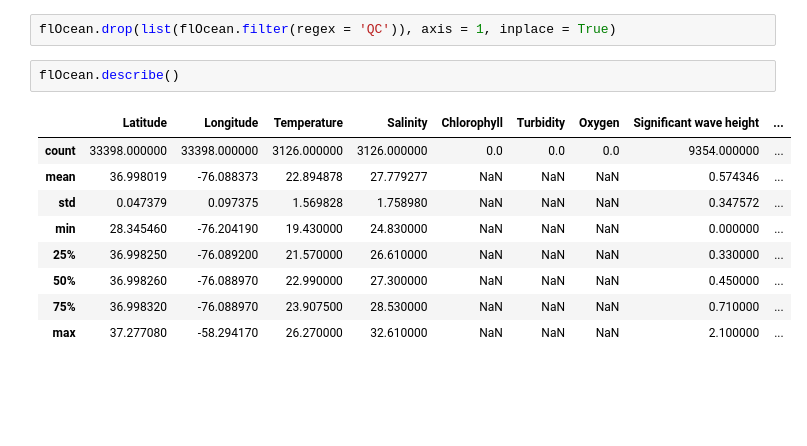
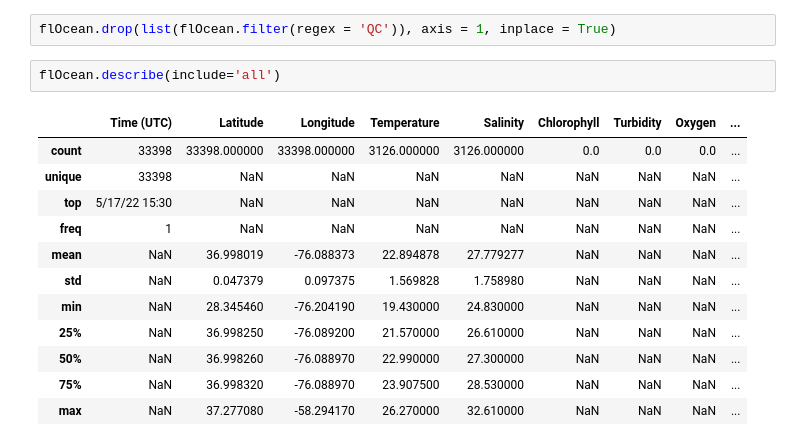
Before and after one commit to tacotuesday/reading_list, a Jupyter notebook: data_playground/buoybay/first_landing.ipynb, the cells around one changed output. Saved outputs shown, nothing was run; the diff lists cells and outputs as text; blank space fills up the shorter version.

Commit message:
Looked at the First Landing ocean dataset.

```diff
--- a/data_playground/buoybay/first_landing.ipynb
+++ b/data_playground/buoybay/first_landing.ipynb
@@ -21,14 +22,17 @@ flOcean.head()
 # %%
 flOcean.drop(list(flOcean.filter(regex = 'QC')), axis = 1, inplace = True)
 # %%
-flOcean.describe()
+flOcean.describe(include='all')
 # %% [output]
-|  | Latitude | Longitude | Temperature | Salinity | Chlorophyll | Turbidity | Oxygen | Significant wave height | ... |
-| count | 33398.000000 | 33398.000000 | 3126.000000 | 3126.000000 | 0.0 | 0.0 | 0.0 | 9354.000000 | ... |
-| mean | 36.998019 | -76.088373 | 22.894878 | 27.779277 | NaN | NaN | NaN | 0.574346 | ... |
-| std | 0.047379 | 0.097375 | 1.569828 | 1.758980 | NaN | NaN | NaN | 0.347572 | ... |
-| min | 28.345460 | -76.204190 | 19.430000 | 24.830000 | NaN | NaN | NaN | 0.000000 | ... |
-| 25% | 36.998250 | -76.089200 | 21.570000 | 26.610000 | NaN | NaN | NaN | 0.330000 | ... |
-| 50% | 36.998260 | -76.088970 | 22.990000 | 27.300000 | NaN | NaN | NaN | 0.450000 | ... |
-| 75% | 36.998320 | -76.088970 | 23.907500 | 28.530000 | NaN | NaN | NaN | 0.710000 | ... |
-| max | 37.277080 | -58.294170 | 26.270000 | 32.610000 | NaN | NaN | NaN | 2.100000 | ... |
+|  | Time (UTC) | Latitude | Longitude | Temperature | Salinity | Chlorophyll | Turbidity | Oxygen | ... |
+| count | 33398 | 33398.000000 | 33398.000000 | 3126.000000 | 3126.000000 | 0.0 | 0.0 | 0.0 | ... |
+| unique | 33398 | NaN | NaN | NaN | NaN | NaN | NaN | NaN | ... |
+| top | 5/17/22 15:30 | NaN | NaN | NaN | NaN | NaN | NaN | NaN | ... |
+| freq | 1 | NaN | NaN | NaN | NaN | NaN | NaN | NaN | ... |
+| mean | NaN | 36.998019 | -76.088373 | 22.894878 | 27.779277 | NaN | NaN | NaN | ... |
+| std | NaN | 0.047379 | 0.097375 | 1.569828 | 1.758980 | NaN | NaN | NaN | ... |
+| min | NaN | 28.345460 | -76.204190 | 19.430000 | 24.830000 | NaN | NaN | NaN | ... |
+| 25% | NaN | 36.998250 | -76.089200 | 21.570000 | 26.610000 | NaN | NaN | NaN | ... |
+| 50% | NaN | 36.998260 | -76.088970 | 22.990000 | 27.300000 | NaN | NaN | NaN | ... |
+| 75% | NaN | 36.998320 | -76.088970 | 23.907500 | 28.530000 | NaN | NaN | NaN | ... |
+| max | NaN | 37.277080 | -58.294170 | 26.270000 | 32.610000 | NaN | NaN | NaN | ... |
```
Also changed, not shown: parts of 12 cells of this notebook, 1 other file.
